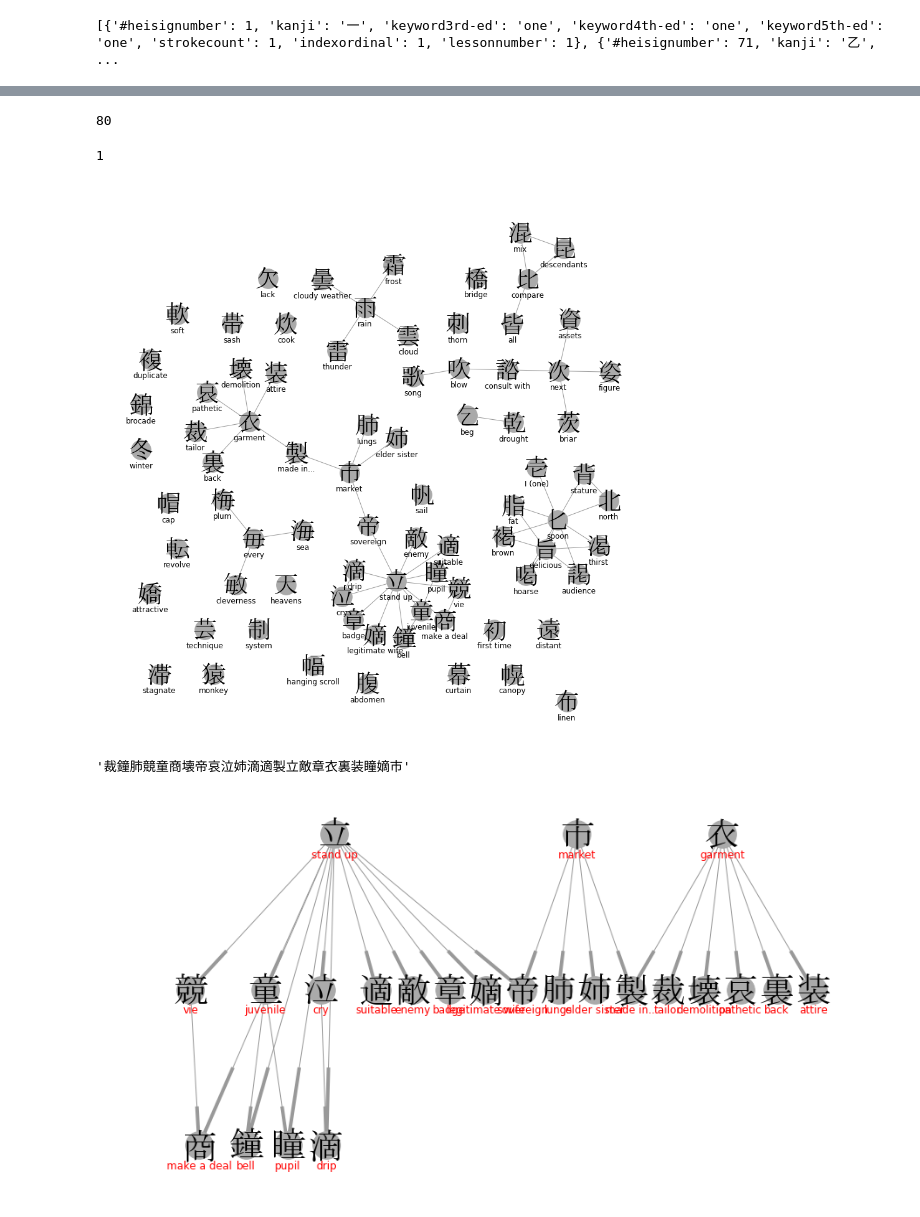
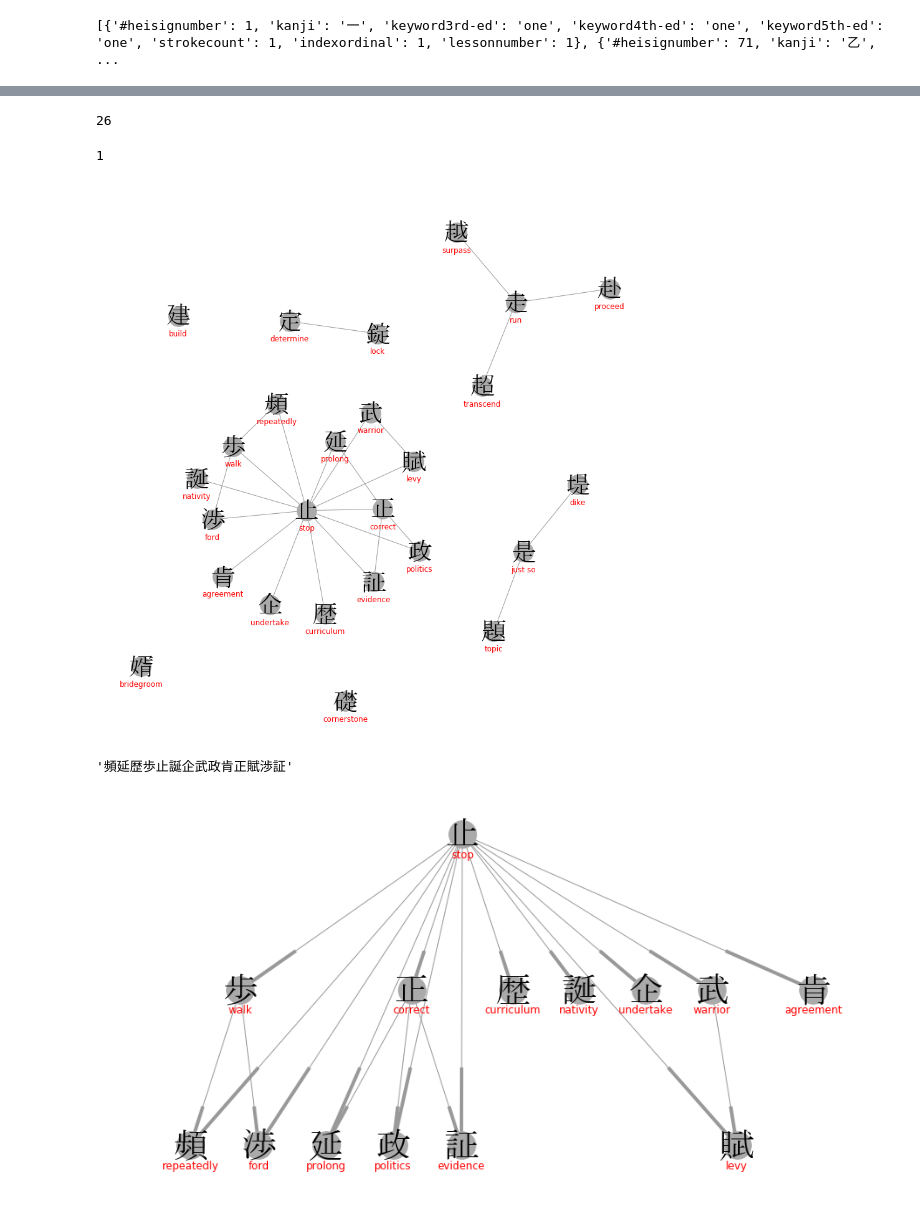
Before and after one commit to mpenkov/nihongo, a Jupyter notebook: exploratory-work.ipynb, the cells around one changed output, grey strips where cells are left out. Drawn from its saved outputs; the diff is of its cells as text; code cells hidden in the pictures.

```diff
--- a/exploratory-work.ipynb
+++ b/exploratory-work.ipynb
@@ -125,9 +136,9 @@ print(heisig[:3])
 # %%
-lesson18 = [k for k in heisig if k['lessonnumber'] == 18]
+lesson18 = [k for k in heisig if k['lessonnumber'] == 17]
 lesson18[:3]
 len(lesson18)
 # %% [output]
-80
+26
 # %%
 def common_radicals(k1, k2):
     """Return the number of common radicals between the two Kanji."""
@@ -161,43 +172,43 @@ import matplotlib.pyplot as plt
 
 
 def construct_graph(kanji_list, edge_function=common_radicals, edge_threshold=0):
     """Construct a graph that covers the specified Kanji."""
     G = nx.Graph()
     for k in kanji_list:
         G.add_node(k['kanji'], keyword=k['keyword4th-ed'])
 
     for k1, k2 in itertools.combinations(kanji_list, 2):
         kanji1, kanji2 = k1['kanji'], k2['kanji']
-        weight = parent_child(kanji1, kanji2)
+        weight = edge_function(kanji1, kanji2)
         if weight:
             G.add_edge(kanji1, kanji2)
     return G
 
 G = construct_graph(lesson18, edge_function=parent_child)
 
 positions = graphviz_layout(G, 'neato')
 plt.figure(figsize=(12, 12))
 
 nx.draw(G, pos=positions, with_labels=False, font_weight='bold',
         node_color='#aaaaaa', node_size=1000, edge_color='#999999')
 
 # https://qiita.com/grachro/items/4c9b03366cae2df3a301
 # fonts = matplotlib.font_manager.findSystemFonts(fontpaths=None, fontext='ttf')
 # [f for f in fonts if 'mincho' in f.lower()]
 
 keywords = {k['kanji']: k['keyword3rd-ed'] for k in lesson18}
-keyword_positions = {k: (x, y - 25) for (k, (x, y)) in positions.items()}
+keyword_positions = {k: (x, y - 15) for (k, (x, y)) in positions.items()}
 nx.draw_networkx_labels(G, positions, font_family='MS Mincho', font_size=40)
-nx.draw_networkx_labels(G, keyword_positions, labels=keywords, font_size=12)
+nx.draw_networkx_labels(G, keyword_positions, labels=keywords, font_size=12, font_color='red')
 plt.show()
 # %% [output]
-[figure, old version]
+[figure, new version]
 # %%
 # Look at the connected components of the above graph one by one
 largest_cc = sorted(nx.connected_components(G), key=len, reverse=True)[0]
 ''.join(largest_cc)
 # %% [output]
-'裁鐘肺競童商壊帝哀泣姉滴適製立敵章衣裏装瞳嫡市'
+'頻延歴歩止誕企武政肯正賦渉証'
 # %%
 import random
 
@@ -230,7 +241,7 @@ nx.draw_networkx_labels(D, positions, font_family='MS Mincho', font_size=40)
 nx.draw_networkx_labels(D, keyword_positions, labels=keywords, font_size=12, font_color='#ff0000')
 plt.show()
 # %% [output]
-[figure, old version]
+[figure, new version]
 # %%
 # Look at DiGraphs, clustering
 # What are the most similar Kanji? Differing by only one or two radicals,
```
Also changed, not shown: parts of 5 cells of this notebook, 1 other file.
